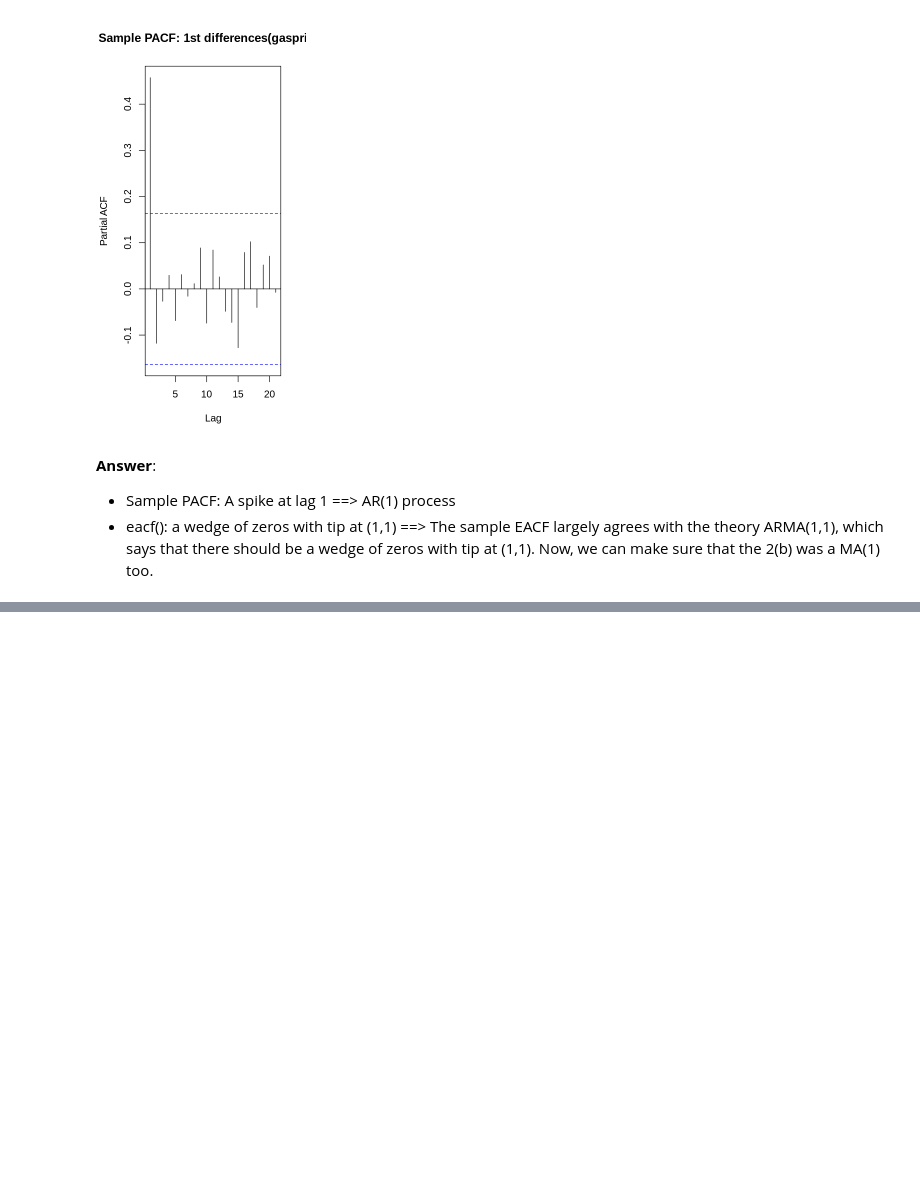
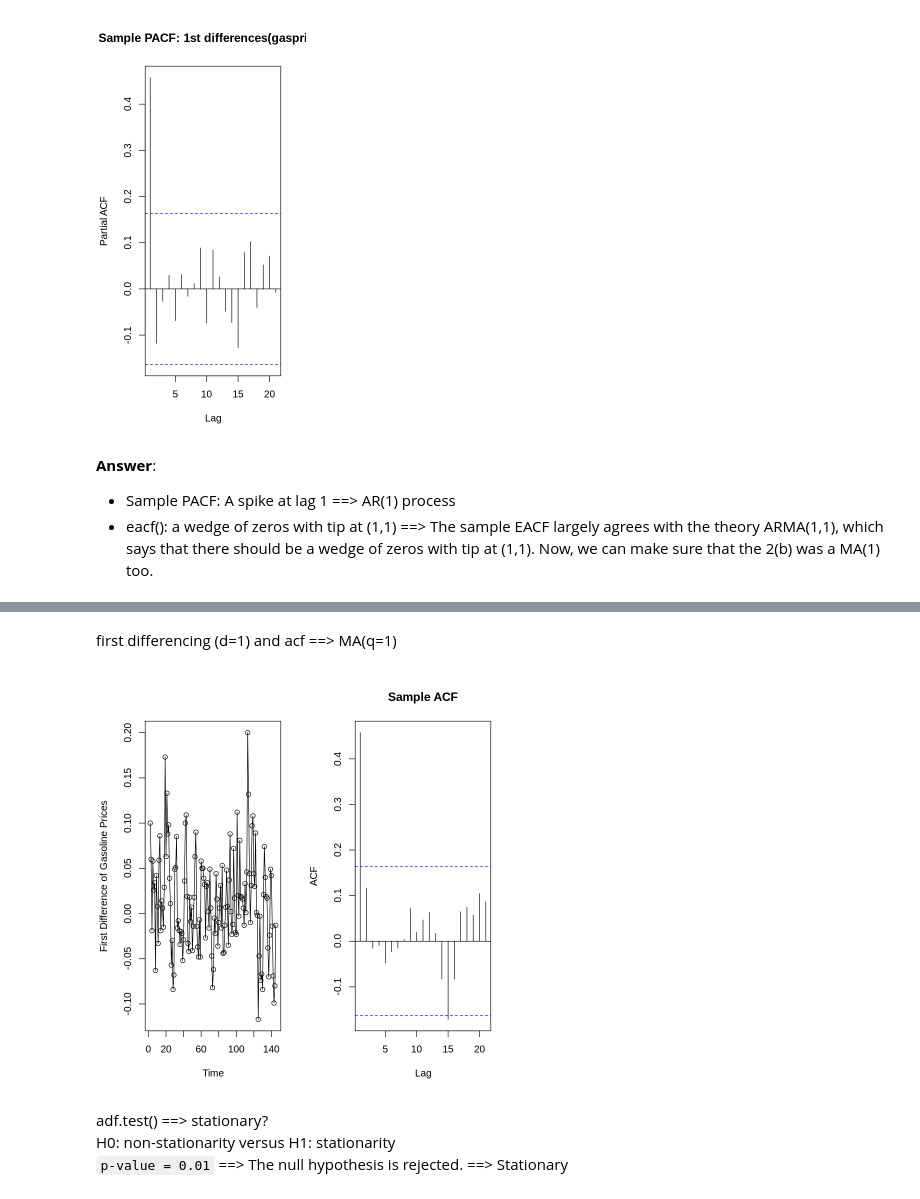
Before and after one commit to Max-Ghadri/Time-Series-Analysis, a Jupyter notebook: 0. Time Series Analysis _ using R on Colab.ipynb, the cells around one changed output, grey strips where cells are left out. Cells and saved outputs as stored; diff of their text form; code cells hidden in the pictures; blank space fills up the shorter version.

```diff
--- a/0. Time Series Analysis _ using R on Colab.ipynb
+++ b/0. Time Series Analysis _ using R on Colab.ipynb
@@ -879,0 +923,12 @@ AR/MA
+# %% [markdown]
+first differencing (d=1) and acf ==> MA(q=1)
+# %%
+par(mfrow=c(1,2))
+plot(diff(gasprices),ylab="First Difference of Gasoline Prices", xlab="Time",type="o")
+acf(diff(gasprices),main="Sample ACF")
+# %% [output]
+[figure, added]
+# %% [markdown]
+adf.test() ==> stationary?
+H0: non-stationarity versus H1: stationarity
+`p-value = 0.01` ==> The null hypothesis is rejected. ==> Stationary
```
Also changed, not shown: parts of 36 cells of this notebook.
